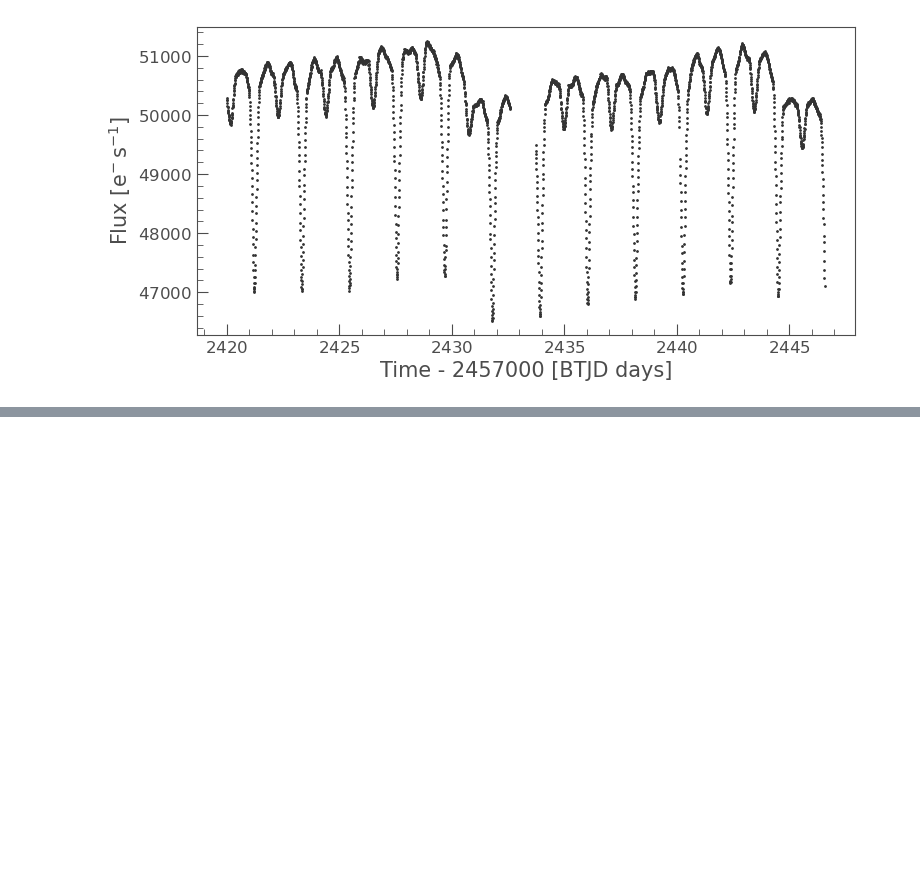
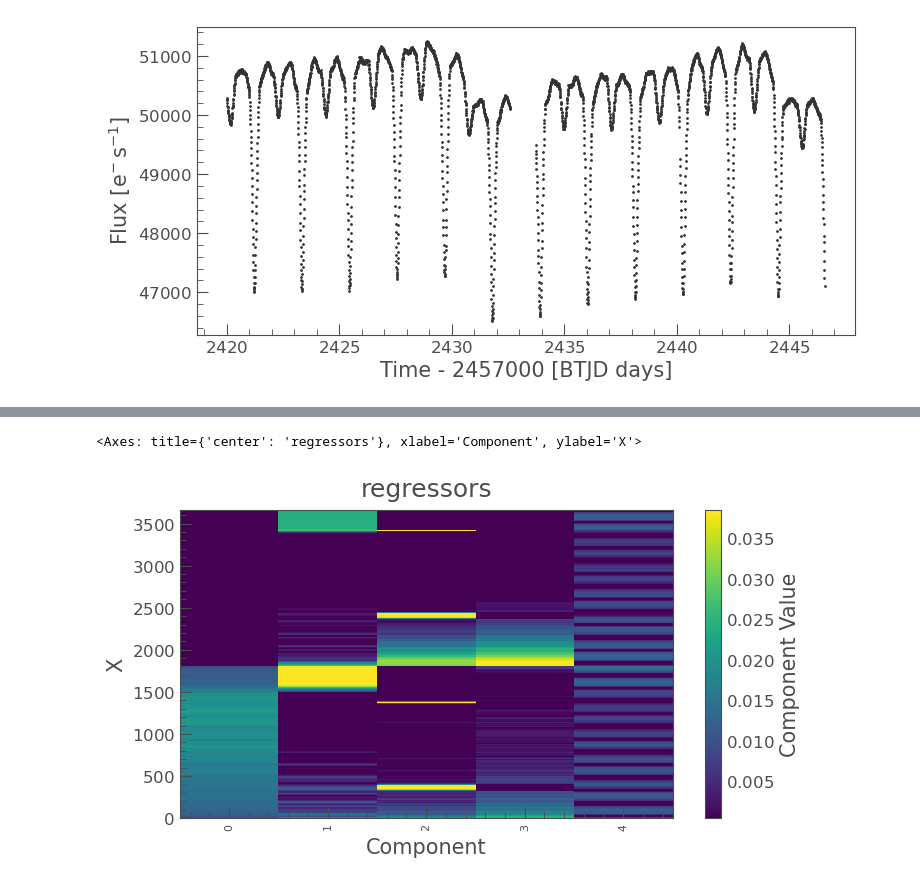
Before and after one commit to pdeeskow/TESS-BAV, a Jupyter notebook: TESS_CUT.ipynb, the cells around one changed output, grey strips where cells are left out. Saved outputs shown, nothing was run; the diff lists cells and outputs as text; code cells hidden in the pictures; blank space fills up the shorter version.

```diff
--- a/TESS_CUT.ipynb
+++ b/TESS_CUT.ipynb
@@ -59,0 +75,5 @@ lcc.scatter()
+# %%
+dm.plot()
+# %% [output]
+<Axes: title={'center': 'regressors'}, xlabel='Component', ylabel='X'>
+[figure, added]
```
Also changed, not shown: parts of 9 cells of this notebook.
